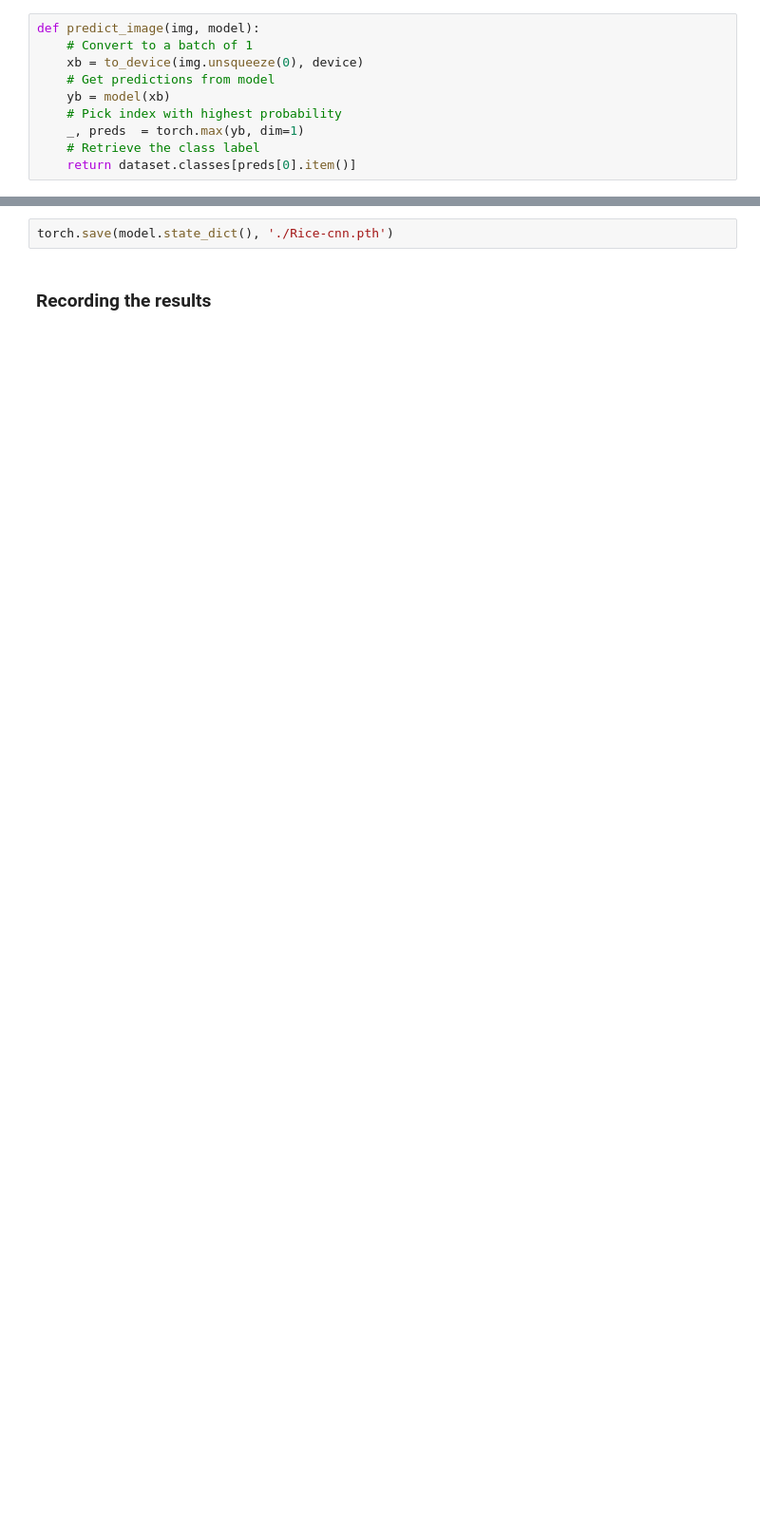
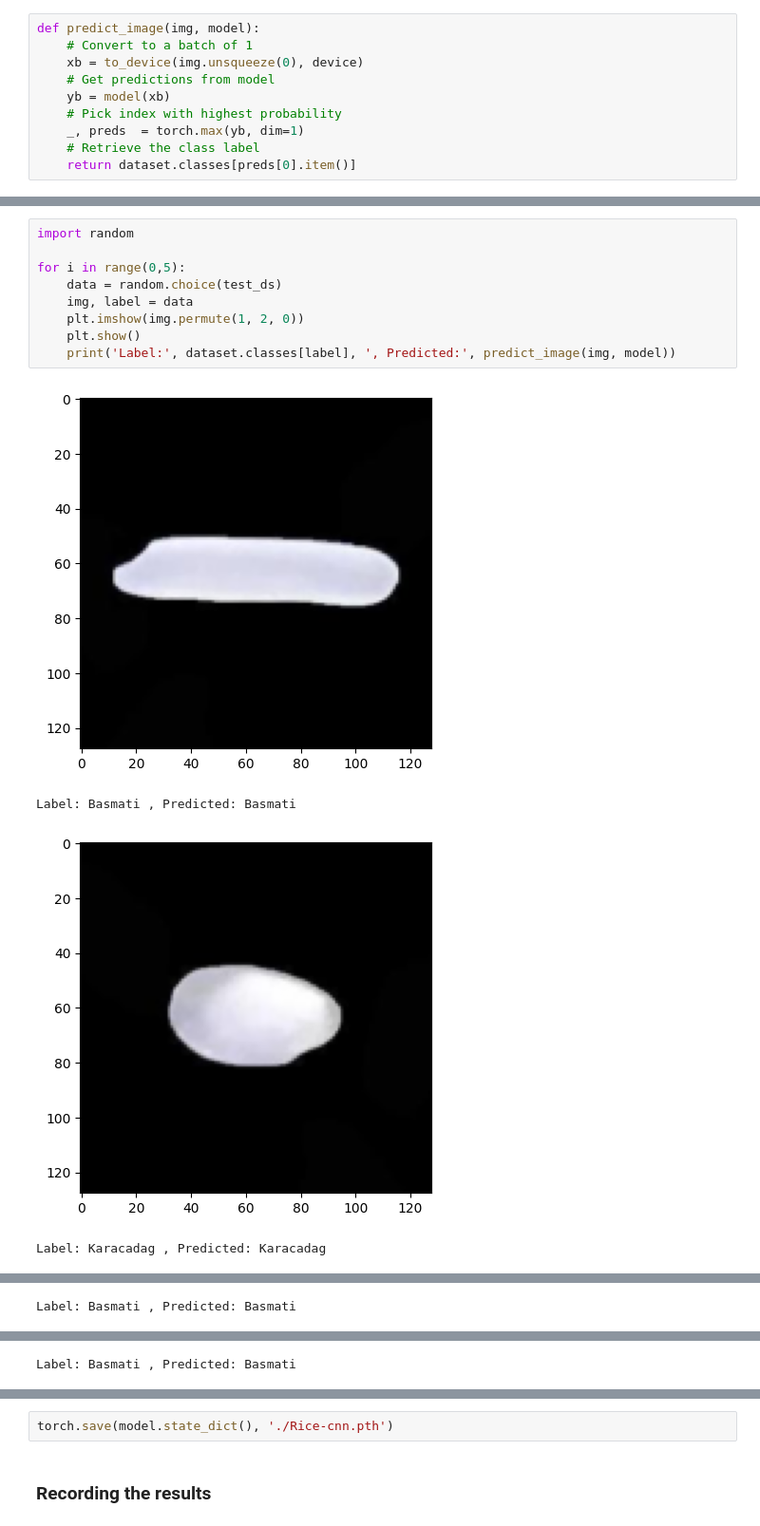
Before and after one commit to ashutoshd1996/Deep-Learning-Projects, a Jupyter notebook: Rice Classification using CNN/Rice_classific_project_cnn.ipynb, the cells around one changed output, grey strips where cells are left out. Shown at 95% size. Cells and saved outputs as stored; diff of their text form; blank space fills up the shorter version.

```diff
--- a/Rice Classification using CNN/Rice_classific_project_cnn.ipynb
+++ b/Rice Classification using CNN/Rice_classific_project_cnn.ipynb
@@ -365,0 +505,14 @@ def predict_image(img, model):
+# %%
+import random
+
+for i in range(0,5):
+    data = random.choice(test_ds)
+    img, label = data
+    plt.imshow(img.permute(1, 2, 0))
+    plt.show()
+    print('Label:', dataset.classes[label], ', Predicted:', predict_image(img, model))
+# %% [output]
+[figure, added]
+Label: Basmati , Predicted: Basmati
+[figure, added]
+Label: Karacadag , Predicted: Karacadag
@@ -365,0 +520 @@ def predict_image(img, model):
+Label: Basmati , Predicted: Basmati
@@ -365,0 +522 @@ def predict_image(img, model):
+Label: Basmati , Predicted: Basmati
```
Also changed, not shown: parts of 57 cells of this notebook.
